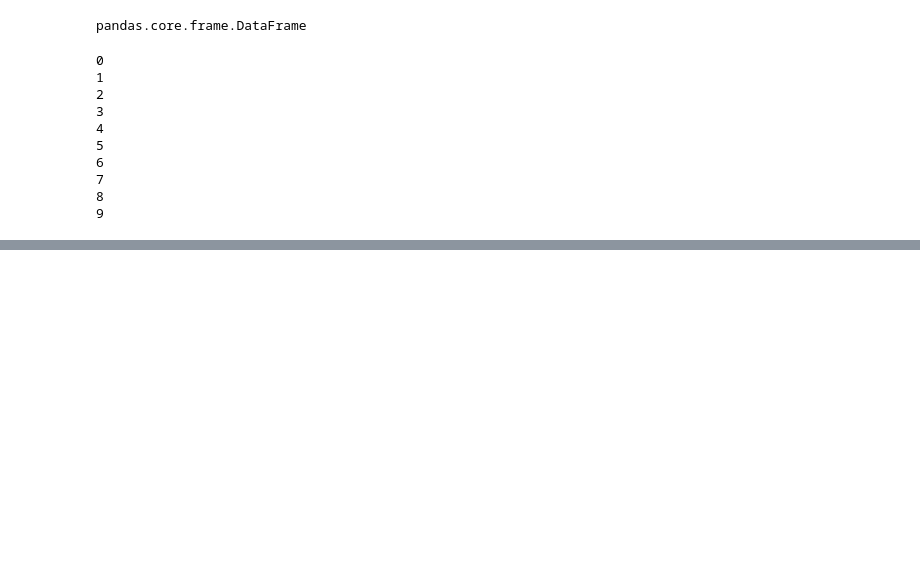
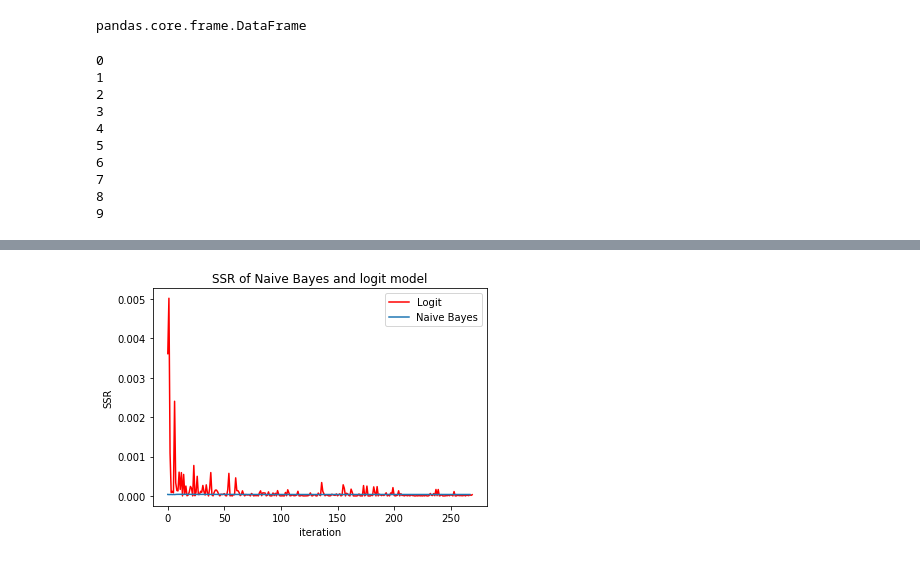
Before and after one commit to lafet1/Quant_Marketing_UvA, a Jupyter notebook: Ass_1/quant_mark_ass1.ipynb, the cells around one changed output, grey strips where cells are left out. Cells and saved outputs as stored; diff of their text form; code cells hidden in the pictures; blank space fills up the shorter version.

```diff
--- a/Ass_1/quant_mark_ass1.ipynb
+++ b/Ass_1/quant_mark_ass1.ipynb
@@ -164,0 +152,11 @@ Name: predicted CTR, dtype: float64
+# %%
+plt.plot(logit_pred, c='red', label='Logit')
+results.iloc[:268, 2].plot(label='Naive Bayes')
+plt.title('SSR of Naive Bayes and logit model')
+plt.xlabel('iteration')
+plt.ylabel('SSR')
+plt.legend()
+plt.savefig('nb_logit_SSR.png', dpi = 1000)
+plt.show()
+# %% [output]
+[figure, added]
```
Also changed, not shown: parts of 10 cells of this notebook, 6 other files.
